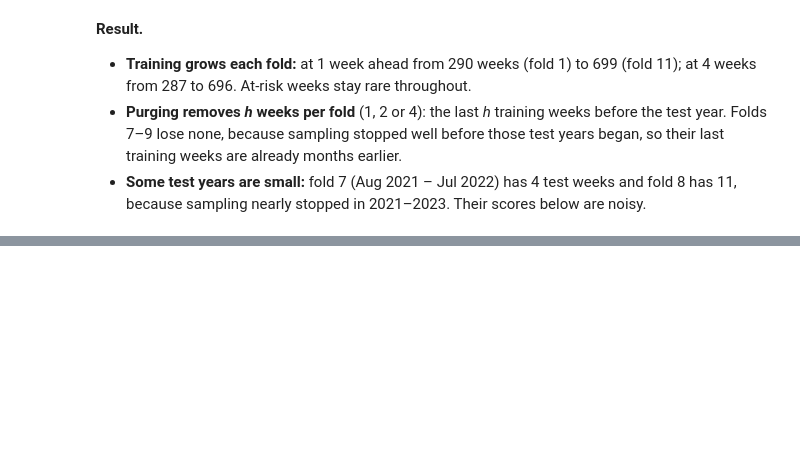
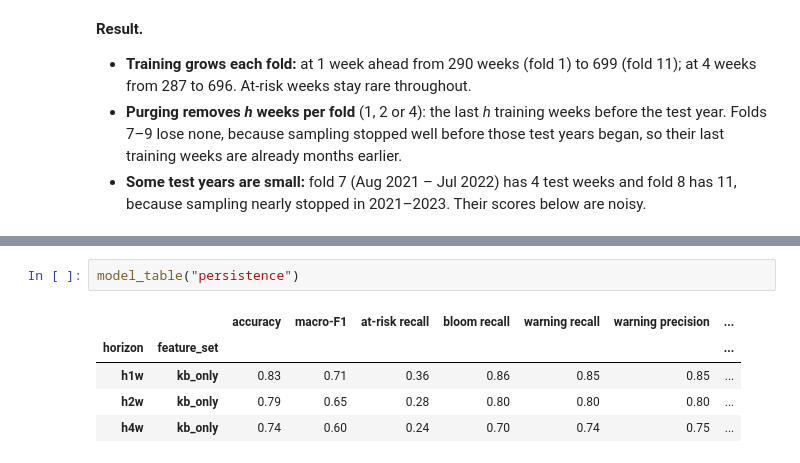
Before and after one commit to Break-Through-Tech/Biointerphase-1A-forecasting-harmful-algal-bloom-risk, a Jupyter notebook: models/notebooks/03_models.ipynb, the cells around one changed output, grey strips where cells are left out. Saved outputs shown, nothing was run; the diff lists cells and outputs as text; blank space fills up the shorter version.

```diff
--- a/models/notebooks/03_models.ipynb
+++ b/models/notebooks/03_models.ipynb
@@ -298,0 +309,8 @@ for h, t in folds_by_h.items():
+# %%
+model_table("persistence")
+# %% [output]
+|  |  | accuracy | macro-F1 | at-risk recall | bloom recall | warning recall | warning precision | ... |
+| horizon | feature_set |  |  |  |  |  |  | ... |
+| h1w | kb_only | 0.83 | 0.71 | 0.36 | 0.86 | 0.85 | 0.85 | ... |
+| h2w | kb_only | 0.79 | 0.65 | 0.28 | 0.80 | 0.80 | 0.80 | ... |
+| h4w | kb_only | 0.74 | 0.60 | 0.24 | 0.70 | 0.74 | 0.75 | ... |
```
Also changed, not shown: parts of 6 cells of this notebook, 29 other files.
